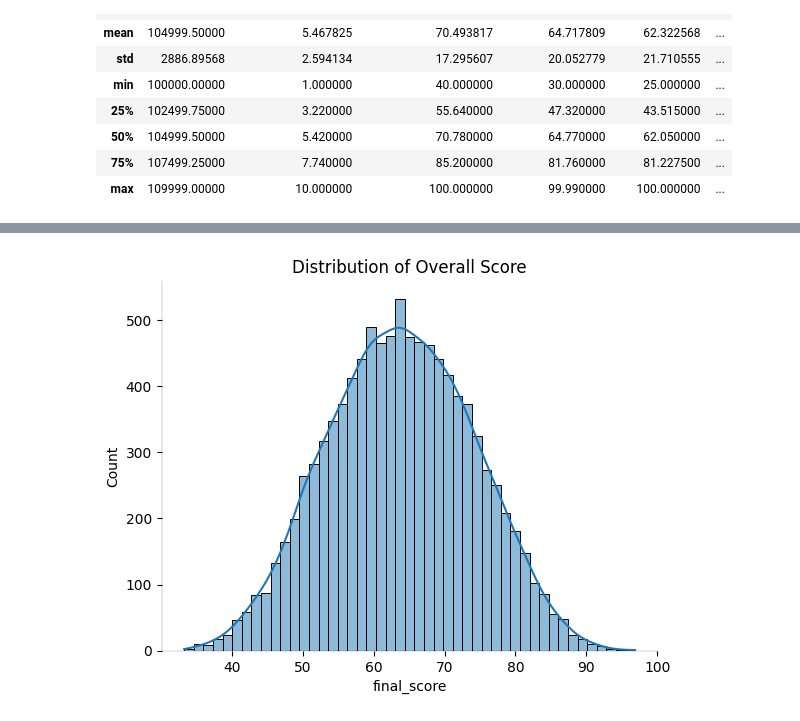
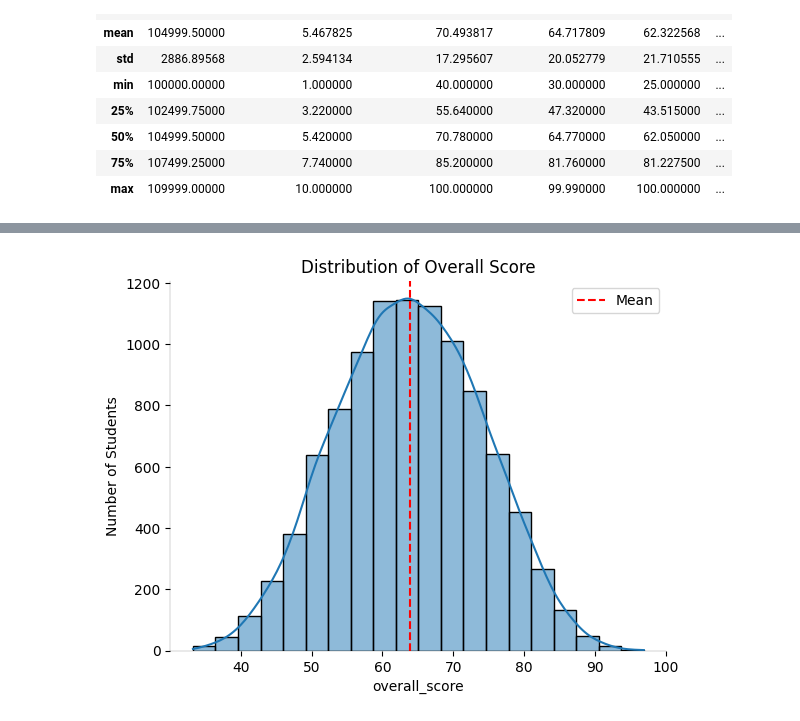
Before and after one commit to SwathiM5/student_performance_data, a Jupyter notebook: notebooks/analysis.ipynb, the cells around one changed output, grey strips where cells are left out. Cells and saved outputs as stored; diff of their text form; code cells hidden in the pictures.

```diff
--- a/notebooks/analysis.ipynb
+++ b/notebooks/analysis.ipynb
@@ -269,5 +275,5 @@ std_per_dt.sort_values("study_hours_per_day", ascending=False)
 | 3125 | 103125 | Female | 1.00 | 50.90 | 60.11 | 55.41 | ... |
 10000 rows × 14 columns
 # %%
-std_per_dt = std_per_dt.sort_values("final_score", ascending=False)
+std_per_dt = std_per_dt.sort_values("overall_score", ascending=False)
 # %%
@@ -289,5 +293,3 @@ std_per_dt.sort_values("final_score", ascending=False).head(10)
-# %%
-std_per_dt.rename(columns={"overall_score": "final_score"}, inplace=True)
 # %%
 std_per_dt
 # %% [output]
@@ -592,27 +557,33 @@ for spine in ax.spines.values():
 # %%
 import seaborn as sns
 import matplotlib.pyplot as plt
 
-sns.histplot(std_per_dt['final_score'], kde=True)
+sns.histplot(std_per_dt["overall_score"], bins= 20, kde=True)
+plt.axvline(std_per_dt["overall_score"].mean(), color='red', linestyle='--', label='Mean')
+
 plt.title("Distribution of Overall Score")
+plt.xlabel("overall_score")
+plt.ylabel("Number of Students")
+plt.legend()
 
 #Setting Lines thinner:
-for spine in ax.spines.values():
-    spine.set_linewidth(0.25)
-    spine.set_alpha(0.5)
-
 ax = plt.gca()
 ax.spines['top'].set_visible(False)
 ax.spines['right'].set_visible(False)
 
 #Setting Lines thinner:
 for spine in ax.spines.values():
     spine.set_linewidth(0.25)
     spine.set_alpha(0.5)
 
+#Setting Lines thinner:
+for spine in ax.spines.values():
+    spine.set_linewidth(0.25)
+    spine.set_alpha(0.5)
+
 plt.show()
 # %% [output]
-[figure, old version]
+[figure, new version]
 # %%
 !pip install seaborn
 # %% [output]
```
Also changed, not shown: parts of 39 cells of this notebook.
